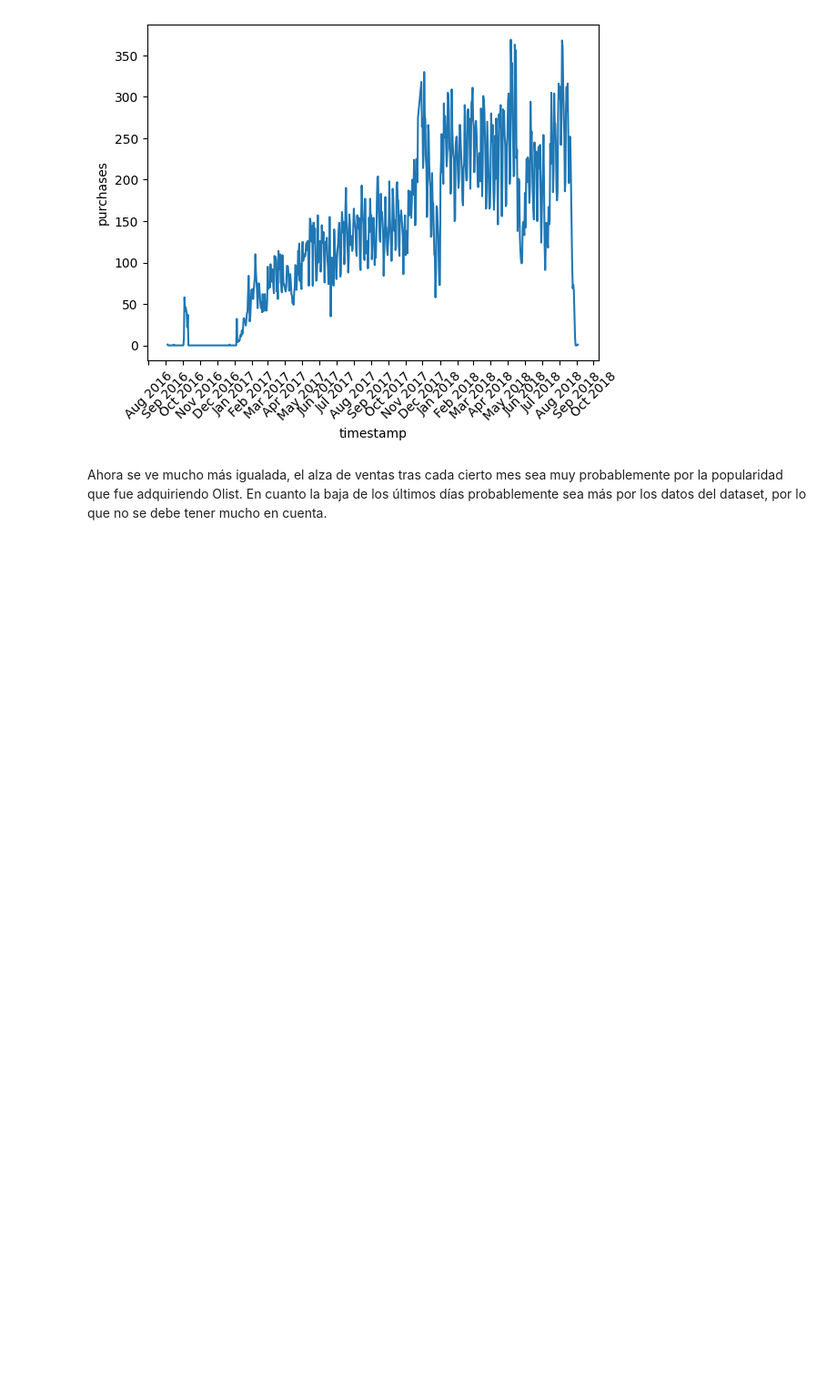
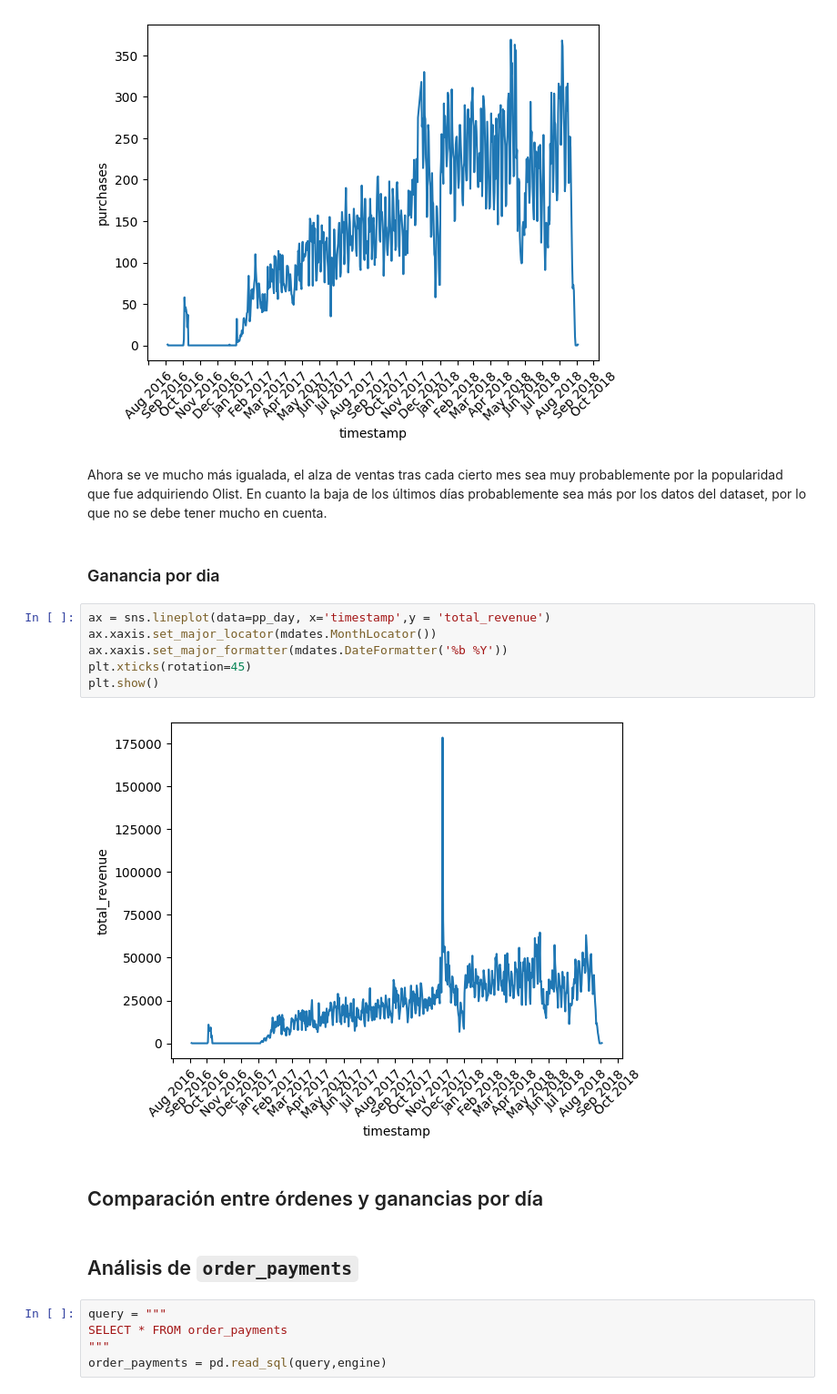
Before and after one commit to dado4cs/olist-rfm-customer-segmentation, a Jupyter notebook: notebooks/01_exploration.ipynb, the cells around one changed output. Shown at 91% size. Saved outputs shown, nothing was run; the diff lists cells and outputs as text; blank space fills up the shorter version.

```diff
--- a/notebooks/01_exploration.ipynb
+++ b/notebooks/01_exploration.ipynb
@@ -156,3 +273,22 @@ plt.show()
 [figure]
 # %% [markdown]
 Ahora se ve mucho más igualada, el alza de ventas tras cada cierto mes sea muy probablemente por la popularidad que fue adquiriendo Olist. En cuanto la baja de los últimos días probablemente sea más por los datos del dataset, por lo que no se debe tener mucho en cuenta.
+# %% [markdown]
+### Ganancia por dia
+# %%
+ax = sns.lineplot(data=pp_day, x='timestamp',y = 'total_revenue')
+ax.xaxis.set_major_locator(mdates.MonthLocator())
+ax.xaxis.set_major_formatter(mdates.DateFormatter('%b %Y'))
+plt.xticks(rotation=45)
+plt.show()
+# %% [output]
+[figure, added]
+# %% [markdown]
+## Comparación entre órdenes y ganancias por día
+# %% [markdown]
+## Análisis de `order_payments`
+# %%
+query = """
+SELECT * FROM order_payments
+"""
+order_payments = pd.read_sql(query,engine)
```
Also changed, not shown: parts of 44 cells of this notebook, 5 other files.
